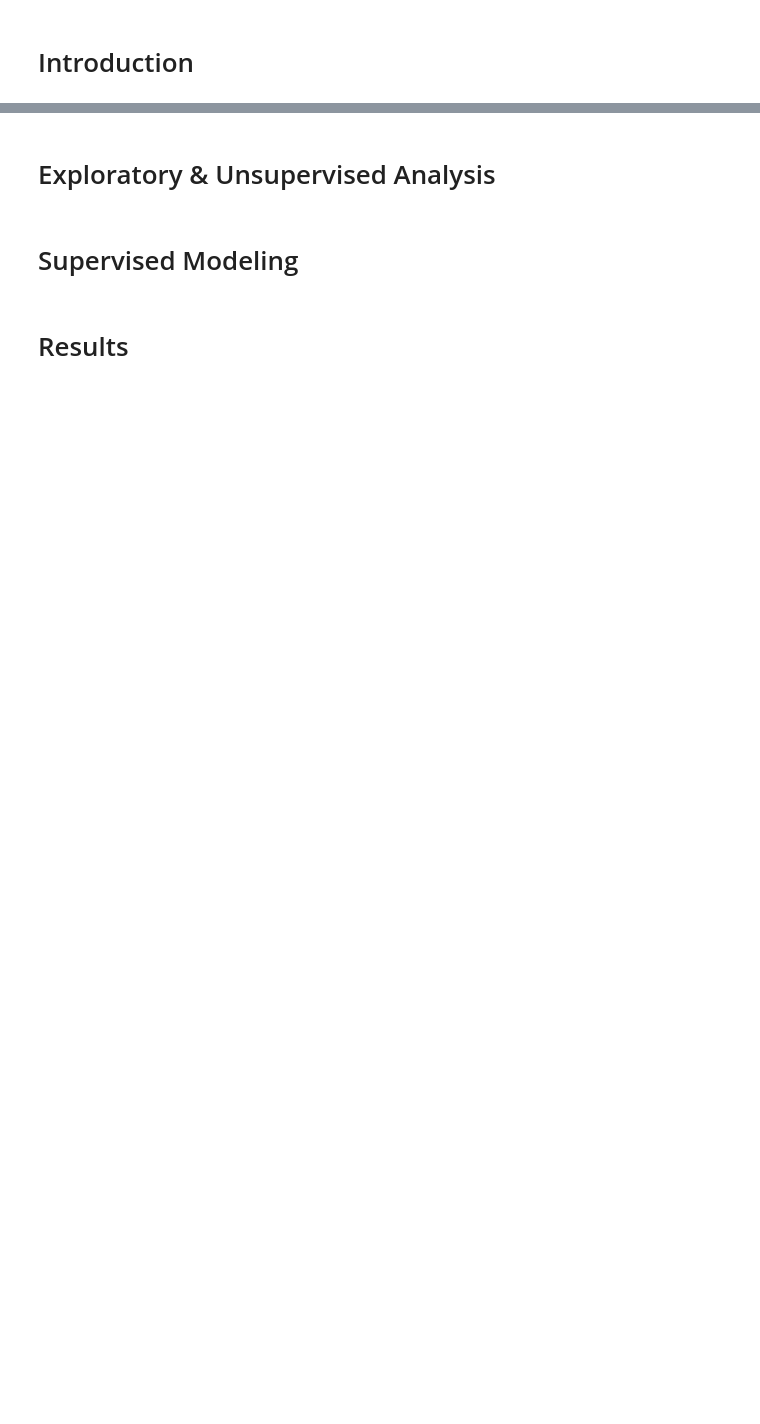
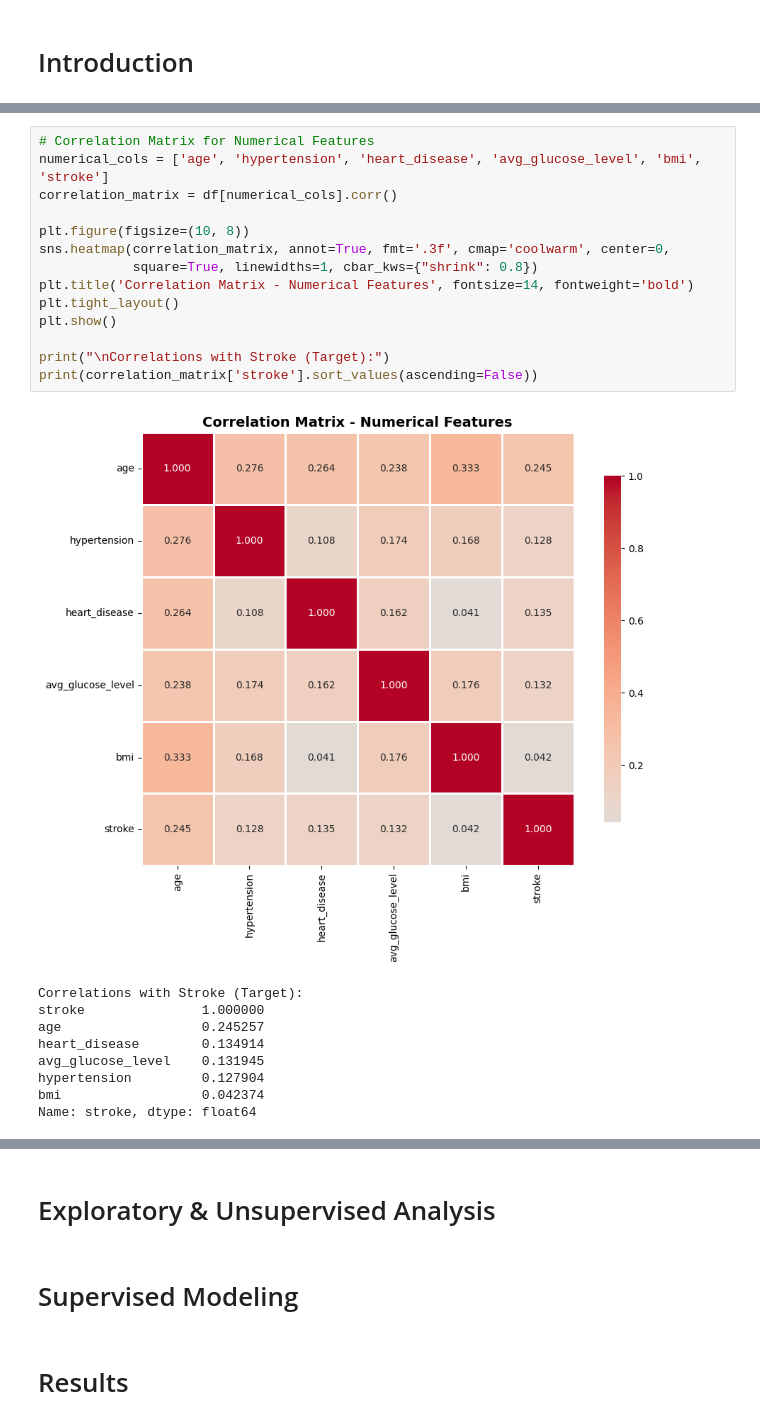
Before and after one commit to anthony-lamelas/Stroke_Prediction, a Jupyter notebook: main.ipynb, the cells around one changed output, grey strips where cells are left out. Cells and saved outputs as stored; diff of their text form; blank space fills up the shorter version.

```diff
--- a/main.ipynb
+++ b/main.ipynb
@@ -4,0 +143,24 @@ Our project focuses on predicting strokes within humans. The dataset is extensiv
+# %%
+# Correlation Matrix for Numerical Features
+numerical_cols = ['age', 'hypertension', 'heart_disease', 'avg_glucose_level', 'bmi', 'stroke']
+correlation_matrix = df[numerical_cols].corr()
+
+plt.figure(figsize=(10, 8))
+sns.heatmap(correlation_matrix, annot=True, fmt='.3f', cmap='coolwarm', center=0,
+            square=True, linewidths=1, cbar_kws={"shrink": 0.8})
+plt.title('Correlation Matrix - Numerical Features', fontsize=14, fontweight='bold')
+plt.tight_layout()
+plt.show()
+
+print("\nCorrelations with Stroke (Target):")
+print(correlation_matrix['stroke'].sort_values(ascending=False))
+# %% [output]
+[figure, added]
+Correlations with Stroke (Target):
+stroke               1.000000
+age                  0.245257
+heart_disease        0.134914
+avg_glucose_level    0.131945
+hypertension         0.127904
+bmi                  0.042374
+Name: stroke, dtype: float64
```
Also changed, not shown: parts of 20 cells of this notebook, 2 other files.
